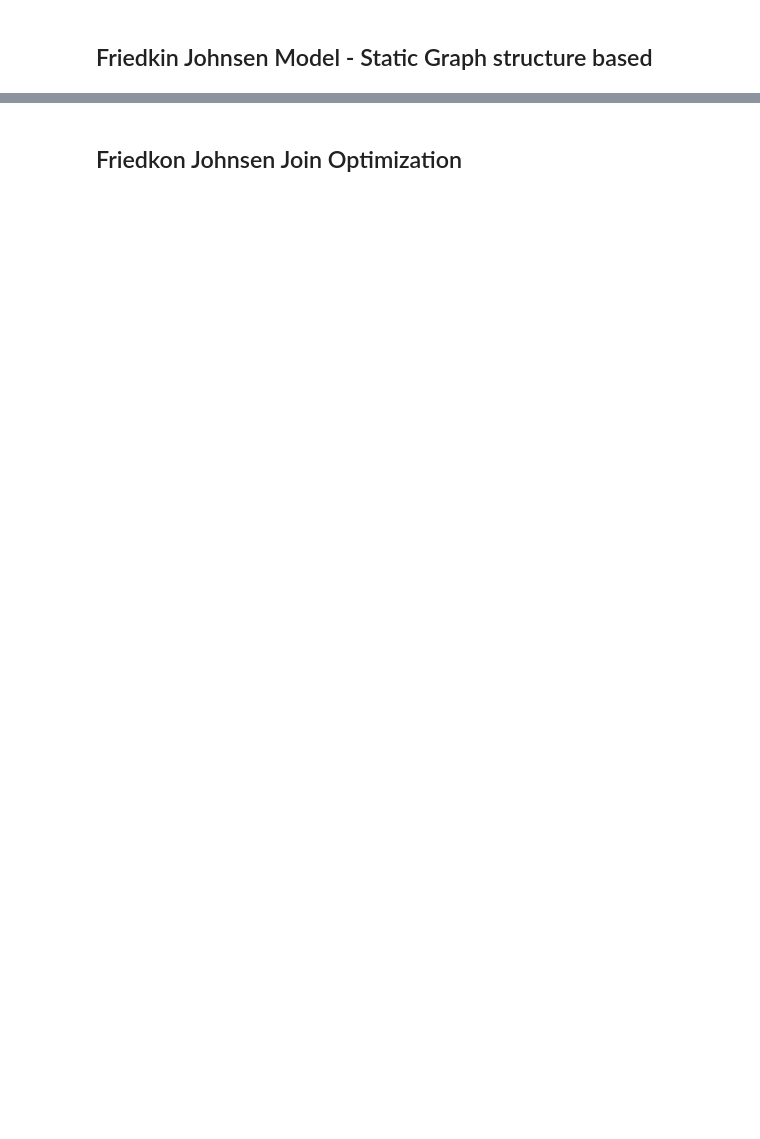
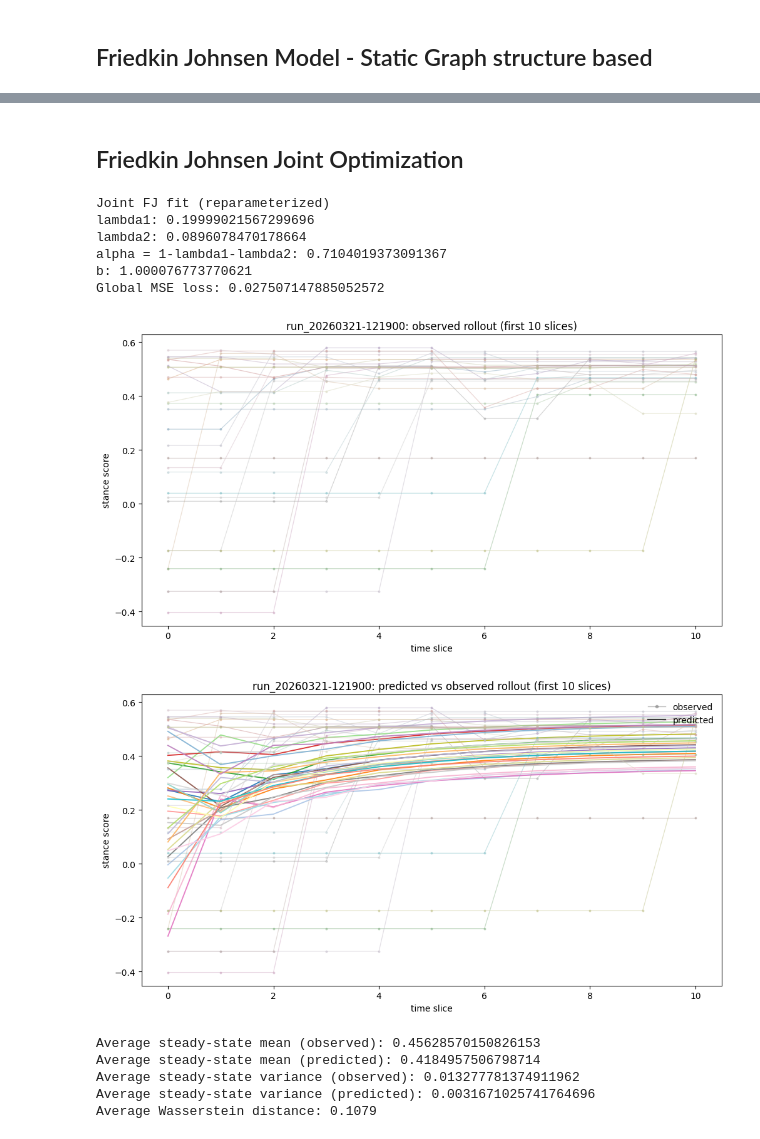
Before and after one commit to samuelLi05/llm-network, a Jupyter notebook: modeling/models/models.ipynb, the cells around one changed output, grey strips where cells are left out. Drawn from its saved outputs; the diff is of its cells as text; code cells hidden in the pictures; blank space fills up the shorter version.

```diff
--- a/modeling/models/models.ipynb
+++ b/modeling/models/models.ipynb
@@ -535,2 +536,2 @@ Wasserstein distance: 0.1149
 # %% [markdown]
-## Friedkon Johnsen Join Optimization
+## Friedkin Johnsen Joint Optimization
@@ -536,0 +643,72 @@ Wasserstein distance: 0.1149
+# %%
+joint_fj = fit_friedkin_johnsen_joint(RUN_TRAJ, RUN_NEIGHBORS, GLOBAL_INIT_BY_AGENT, eps=1e-4)
+JOINT_L1 = joint_fj['lambda1']
+JOINT_L2 = joint_fj['lambda2']
+JOINT_ALPHA = joint_fj['alpha']
+JOINT_B = joint_fj['b']
+JOINT_W = joint_fj['W']
+
+print('Joint FJ fit (reparameterized)')
+print('lambda1:', JOINT_L1)
+print('lambda2:', JOINT_L2)
+print('alpha = 1-lambda1-lambda2:', JOINT_ALPHA)
+print('b:', JOINT_B)
+print('Global MSE loss:', joint_fj['mse_pool'])
+
+#print(JOINT_W)
+
+
+PREDICTED_TRAJ_FJ_JOINT = {
+    rn: friedkin_johnsen_rollout_prediction(
+        JOINT_W,
+        JOINT_B,
+        build_x0_from_agent_inits(GLOBAL_INIT_BY_AGENT, N),
+        PARAMS['rollout_horizon_cap'],
+        JOINT_L1,
+        JOINT_L2,
+    )
+    for rn, tr in RUN_TRAJ.items()
+}
+
+run_names = sorted(RUN_TRAJ.keys())
+
+run_id = run_names[10]
+plot_observed_trajectories(run_id, RUN_TRAJ[run_id], GLOBAL_AGENT_IDS, 10)
+plot_predicted_vs_observed(run_id, RUN_TRAJ[run_id], PREDICTED_TRAJ_FJ_JOINT[run_id], GLOBAL_AGENT_IDS, 10)
+per_run_metrics_joint = []
+per_run_wass_joint = []
+
+for rn in run_names:
+    obs = np.asarray(RUN_TRAJ[rn], dtype=float)
+    pred = np.asarray(PREDICTED_TRAJ_FJ_JOINT[rn], dtype=float)
+    T = min(obs.shape[0], pred.shape[0])
+    obs = obs[:T]
+    pred = pred[:T]
+    per_run_metrics_joint.append(calculate_mean_and_variance(obs, pred, last_n=3))
+    per_run_wass_joint.append(compute_wasserstein_distance(obs, pred))
+
+avg_mean_obs_joint = float(np.mean([m['steady_mean_obs'] for m in per_run_metrics_joint]))
+avg_mean_pred_joint = float(np.mean([m['steady_mean_pred'] for m in per_run_metrics_joint]))
+avg_var_obs_joint = float(np.mean([m['steady_var_obs'] for m in per_run_metrics_joint]))
+avg_var_pred_joint = float(np.mean([m['steady_var_pred'] for m in per_run_metrics_joint]))
+avg_wasserstein_joint = float(np.mean(per_run_wass_joint))
+
+print(f"Average steady-state mean (observed): {avg_mean_obs_joint}")
+print(f"Average steady-state mean (predicted): {avg_mean_pred_joint}")
+print(f"Average steady-state variance (observed): {avg_var_obs_joint}")
+print(f"Average steady-state variance (predicted): {avg_var_pred_joint}")
+print(f"Average Wasserstein distance: {avg_wasserstein_joint:.4f}")
+# %% [output]
+Joint FJ fit (reparameterized)
+lambda1: 0.19999021567299696
+lambda2: 0.0896078470178664
+alpha = 1-lambda1-lambda2: 0.7104019373091367
+b: 1.000076773770621
+Global MSE loss: 0.027507147885052572
+[figure, added]
+[figure, added]
+Average steady-state mean (observed): 0.45628570150826153
+Average steady-state mean (predicted): 0.4184957506798714
+Average steady-state variance (observed): 0.013277781374911962
+Average steady-state variance (predicted): 0.0031671025741764696
+Average Wasserstein distance: 0.1079
```
Also changed, not shown: parts of 13 cells of this notebook, 4 other files.
